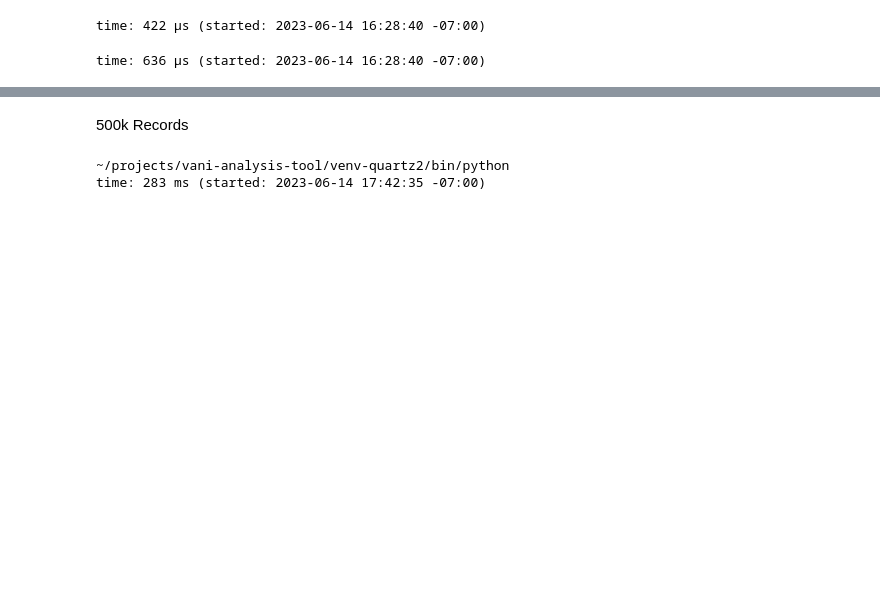
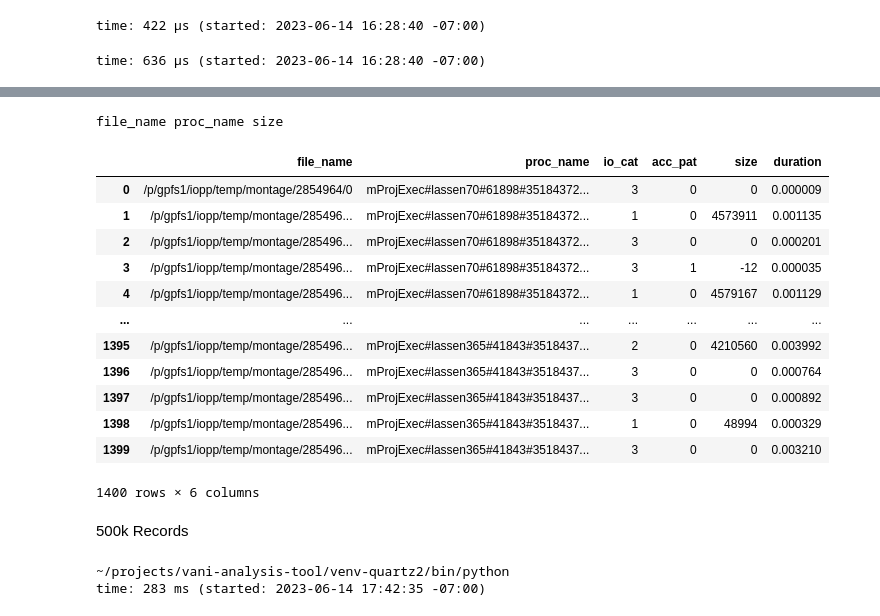
Before and after one commit to izzet/wisio, a Jupyter notebook: notebooks/evals/data-reduction.ipynb, the cells around one changed output, grey strips where cells are left out. Drawn from its saved outputs; the diff is of its cells as text; code cells hidden in the pictures; blank space fills up the shorter version.

```diff
--- a/notebooks/evals/data-reduction.ipynb
+++ b/notebooks/evals/data-reduction.ipynb
@@ -186,3 +243,55 @@ time: 2.8 ms (started: 2023-06-14 18:06:05 -07:00)
+# %%
+import dask.dataframe as dd
+import itertools as it
+import pandas as pd
+from time import time
+
+# rsrc = resource.RLIMIT_DATA
+# soft, hard = resource.getrlimit(rsrc)
+# resource.setrlimit(rsrc, (1024 * 1024 * 765, hard))
+# soft, hard = resource.getrlimit(rsrc)
+
+indices = ['file_name', 'proc_name', 'io_cat', 'acc_pat']
+combinations = list(it.combinations(indices, r=2))[:5]
+
+log_dir = '../tmp/eval-samples/data-reduction-500k-dask'
+
+df = pd.read_parquet(log_dir, engine='pyarrow')
+query_index = 0
+for ix, iy in combinations:
+    for col in ['size', 'duration']:
+        print(ix, iy, col)
+        query_index += 1
+        t1 = time()
+        if query_index == 1:
+            x = df.groupby(indices).agg({'size': sum, 'duration': sum}).reset_index()
+            break
+        x.groupby([ix]) \
+            .agg({iy: list, col: sum}) \
+            .reset_index() \
+            .explode(iy) \
+            .groupby([iy]) \
+            .agg({ix: list, col: sum})
+        time_elapsed = time() - t1
+        print(f"{time_elapsed}")
+    break
+
+x
+# %% [output]
+file_name proc_name size
+|  | file_name | proc_name | io_cat | acc_pat | size | duration |
+| 0 | /p/gpfs1/iopp/temp/montage/2854964/0 | mProjExec#lassen70#61898#35184372... | 3 | 0 | 0 | 0.000009 |
+| 1 | /p/gpfs1/iopp/temp/montage/285496... | mProjExec#lassen70#61898#35184372... | 1 | 0 | 4573911 | 0.001135 |
+| 2 | /p/gpfs1/iopp/temp/montage/285496... | mProjExec#lassen70#61898#35184372... | 3 | 0 | 0 | 0.000201 |
+| 3 | /p/gpfs1/iopp/temp/montage/285496... | mProjExec#lassen70#61898#35184372... | 3 | 1 | -12 | 0.000035 |
+| 4 | /p/gpfs1/iopp/temp/montage/285496... | mProjExec#lassen70#61898#35184372... | 1 | 0 | 4579167 | 0.001129 |
+| ... | ... | ... | ... | ... | ... | ... |
+| 1395 | /p/gpfs1/iopp/temp/montage/285496... | mProjExec#lassen365#41843#3518437... | 2 | 0 | 4210560 | 0.003992 |
+| 1396 | /p/gpfs1/iopp/temp/montage/285496... | mProjExec#lassen365#41843#3518437... | 3 | 0 | 0 | 0.000764 |
+| 1397 | /p/gpfs1/iopp/temp/montage/285496... | mProjExec#lassen365#41843#3518437... | 3 | 0 | 0 | 0.000892 |
+| 1398 | /p/gpfs1/iopp/temp/montage/285496... | mProjExec#lassen365#41843#3518437... | 1 | 0 | 48994 | 0.000329 |
+| 1399 | /p/gpfs1/iopp/temp/montage/285496... | mProjExec#lassen365#41843#3518437... | 3 | 0 | 0 | 0.003210 |
+1400 rows × 6 columns
 # %% [markdown]
 500k Records
 # %%
```
Also changed, not shown: parts of 2 cells of this notebook, 5 other files.
